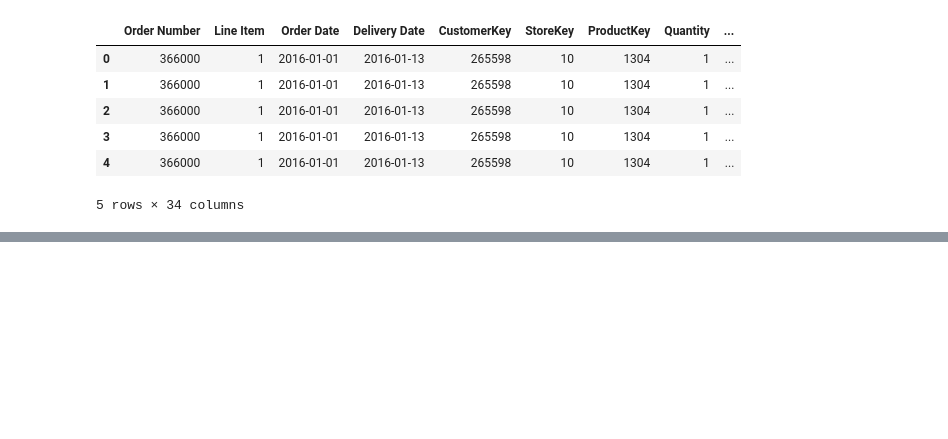
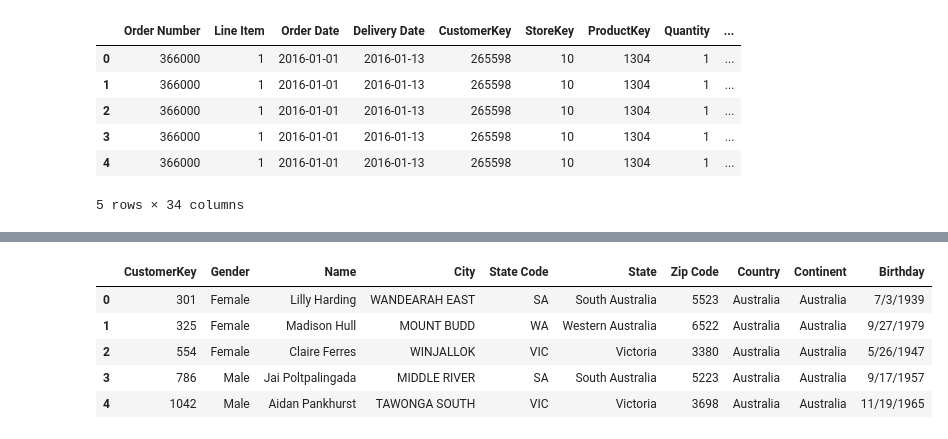
Before and after one commit to iswarya9313/DataSpark-Illuminating-Insights-for-Global-Electronics, a Jupyter notebook: project2.ipynb, the cells around one changed output, grey strips where cells are left out. Cells and saved outputs as stored; diff of their text form; code cells hidden in the pictures; blank space fills up the shorter version.

```diff
--- a/project2.ipynb
+++ b/project2.ipynb
@@ -87,3 +115,13 @@ plt.show()
+# %%
+customers1 = pd.read_csv("C:\\vs\\global\\cleaned data\\Customers1.csv")
+customers1.head()
+# %% [output]
+|  | CustomerKey | Gender | Name | City | State Code | State | Zip Code | Country | Continent | Birthday |
+| 0 | 301 | Female | Lilly Harding | WANDEARAH EAST | SA | South Australia | 5523 | Australia | Australia | 7/3/1939 |
+| 1 | 325 | Female | Madison Hull | MOUNT BUDD | WA | Western Australia | 6522 | Australia | Australia | 9/27/1979 |
+| 2 | 554 | Female | Claire Ferres | WINJALLOK | VIC | Victoria | 3380 | Australia | Australia | 5/26/1947 |
+| 3 | 786 | Male | Jai Poltpalingada | MIDDLE RIVER | SA | South Australia | 5223 | Australia | Australia | 9/17/1957 |
+| 4 | 1042 | Male | Aidan Pankhurst | TAWONGA SOUTH | VIC | Victoria | 3698 | Australia | Australia | 11/19/1965 |
 # %%
 # Connect to MySQL server
 conn = mysql.connector.connect(host="localhost", user="root", password="NISHa1413@@@")
```
Also changed, not shown: parts of 32 cells of this notebook.
